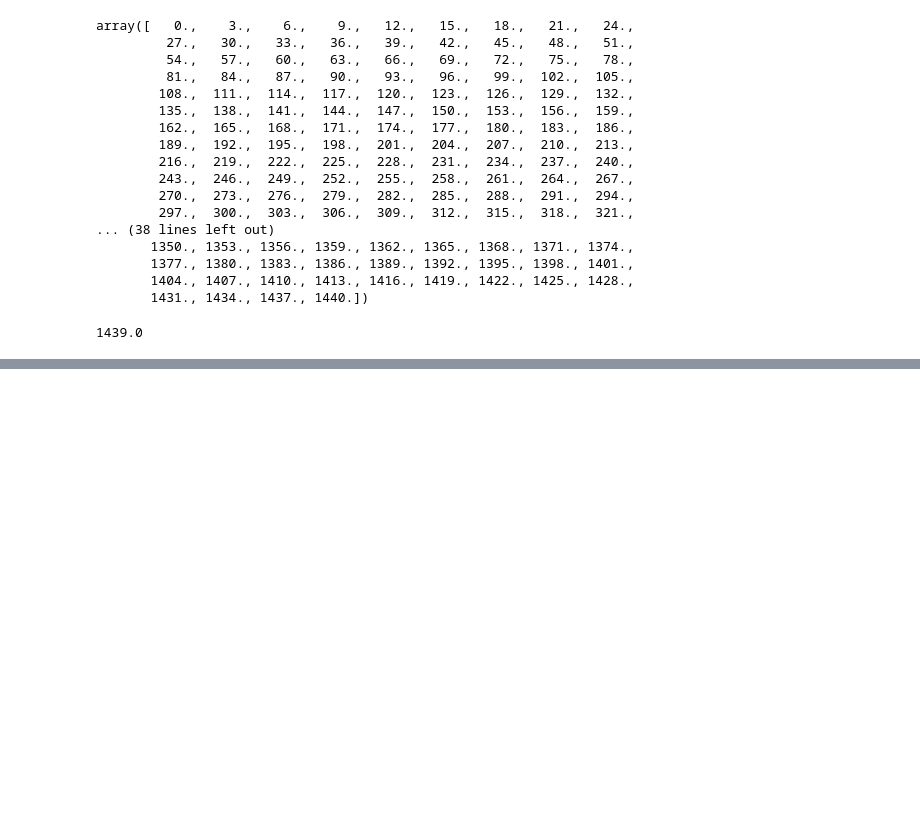
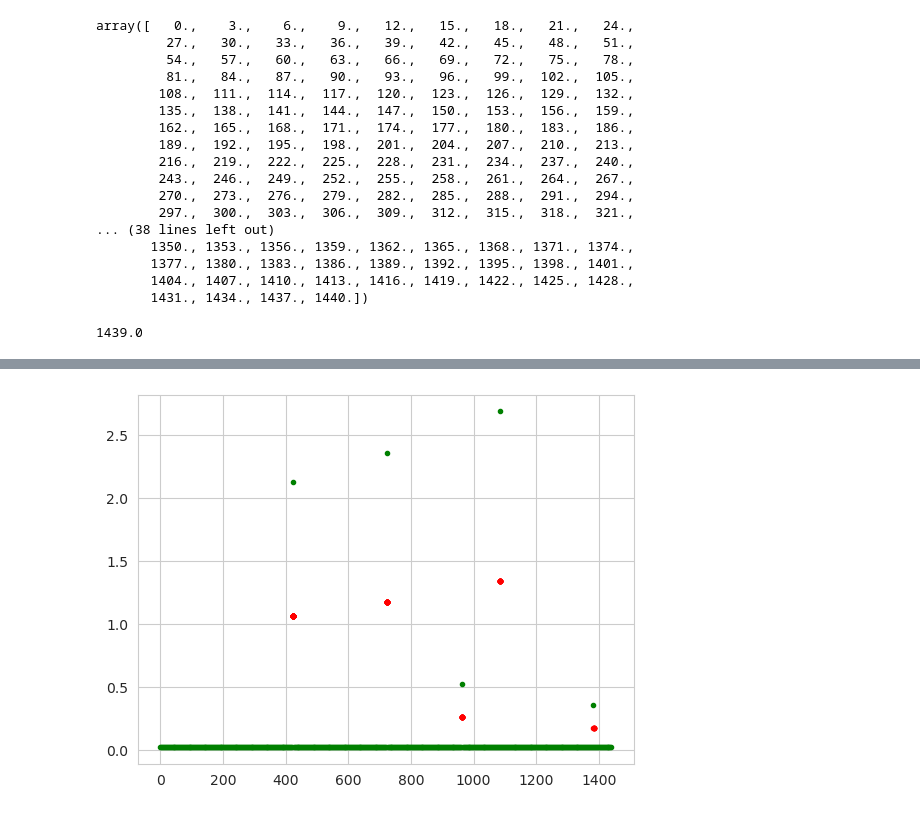
Before and after one commit to v15hv4/PINN-CGM, a Jupyter notebook: sg_model.ipynb, the cells around one changed output, grey strips where cells are left out. Saved outputs shown, nothing was run; the diff lists cells and outputs as text; code cells hidden in the pictures; blank space fills up the shorter version.

```diff
--- a/sg_model.ipynb
+++ b/sg_model.ipynb
@@ -225,0 +279,6 @@ cont_time[-1]
+# %%
+plt.plot(data_t, data_insulin, "." , color="green")
+plt.plot(insulin_events[:, 0], insulin_events[:, 1], ".", color="red")
+plt.show()
+# %% [output]
+[figure, added]
```
Also changed, not shown: parts of 32 cells of this notebook.
